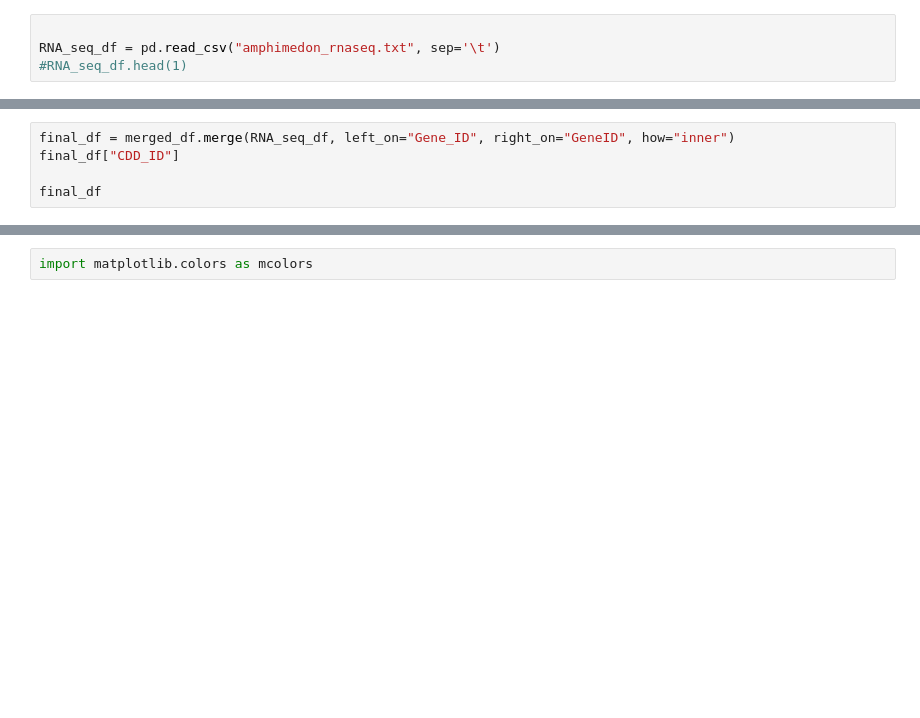
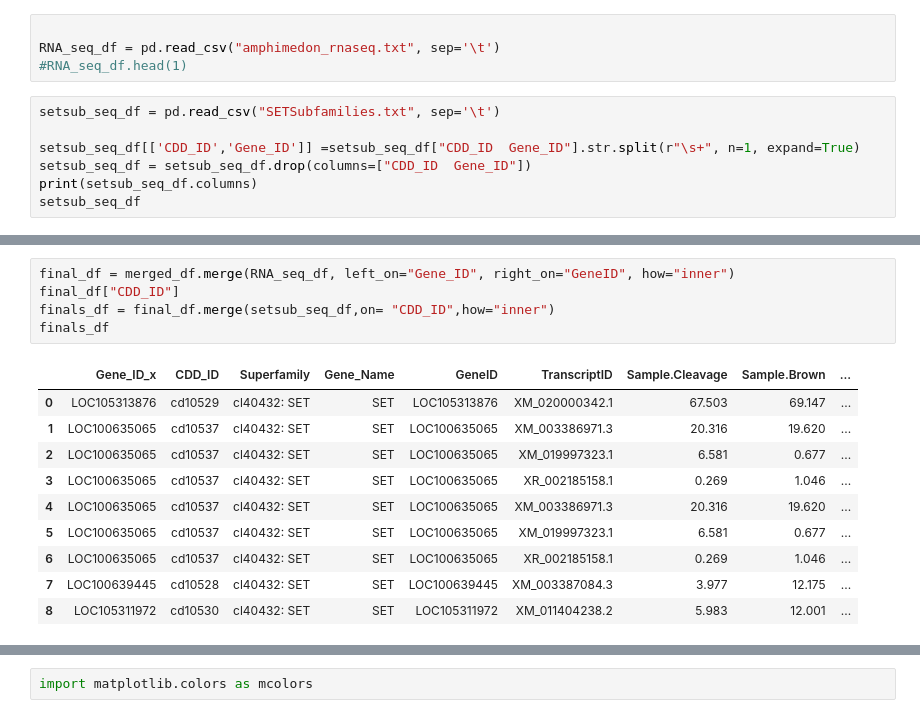
Before and after one commit to EmSalisbury14/Comp-Bio-Project-2, a Jupyter notebook: Code-Part2.ipynb, the cells around one changed output, grey strips where cells are left out. Cells and saved outputs as stored; diff of their text form; blank space fills up the shorter version.

Commit message:
modified:   Code-Part2.ipynb modified:   SETSubfamilies - Sheet1.txt new file:   SETSubfamilies.txt new file:   Top Domains Heatmap- drosophila.pdf new file:   unique_TPM_expression_amph.txt

```diff
--- a/Code-Part2.ipynb
+++ b/Code-Part2.ipynb
@@ -28,3 +41,10 @@ superfam_df = superfam_df.drop_duplicates()
 
 RNA_seq_df = pd.read_csv("amphimedon_rnaseq.txt", sep='\t')
 #RNA_seq_df.head(1)
+# %%
+setsub_seq_df = pd.read_csv("SETSubfamilies.txt", sep='\t')
+
+setsub_seq_df[['CDD_ID','Gene_ID']] =setsub_seq_df["CDD_ID  Gene_ID"].str.split(r"\s+", n=1, expand=True)
+setsub_seq_df = setsub_seq_df.drop(columns=["CDD_ID  Gene_ID"])
+print(setsub_seq_df.columns)
+setsub_seq_df
@@ -48,7 +99,18 @@ df_merged
 # %%
 final_df = merged_df.merge(RNA_seq_df, left_on="Gene_ID", right_on="GeneID", how="inner")
 final_df["CDD_ID"]
-
-final_df
+finals_df = final_df.merge(setsub_seq_df,on= "CDD_ID",how="inner")
+finals_df
+# %% [output]
+|  | Gene_ID_x | CDD_ID | Superfamily | Gene_Name | GeneID | TranscriptID | Sample.Cleavage | Sample.Brown | ... |
+| 0 | LOC105313876 | cd10529 | cl40432: SET | SET | LOC105313876 | XM_020000342.1 | 67.503 | 69.147 | ... |
+| 1 | LOC100635065 | cd10537 | cl40432: SET | SET | LOC100635065 | XM_003386971.3 | 20.316 | 19.620 | ... |
+| 2 | LOC100635065 | cd10537 | cl40432: SET | SET | LOC100635065 | XM_019997323.1 | 6.581 | 0.677 | ... |
+| 3 | LOC100635065 | cd10537 | cl40432: SET | SET | LOC100635065 | XR_002185158.1 | 0.269 | 1.046 | ... |
+| 4 | LOC100635065 | cd10537 | cl40432: SET | SET | LOC100635065 | XM_003386971.3 | 20.316 | 19.620 | ... |
+| 5 | LOC100635065 | cd10537 | cl40432: SET | SET | LOC100635065 | XM_019997323.1 | 6.581 | 0.677 | ... |
+| 6 | LOC100635065 | cd10537 | cl40432: SET | SET | LOC100635065 | XR_002185158.1 | 0.269 | 1.046 | ... |
+| 7 | LOC100639445 | cd10528 | cl40432: SET | SET | LOC100639445 | XM_003387084.3 | 3.977 | 12.175 | ... |
+| 8 | LOC105311972 | cd10530 | cl40432: SET | SET | LOC105311972 | XM_011404238.2 | 5.983 | 12.001 | ... |
 # %%
 #Drop unnecessary columns
```
Also changed, not shown: parts of 14 cells of this notebook, 3 other files.
